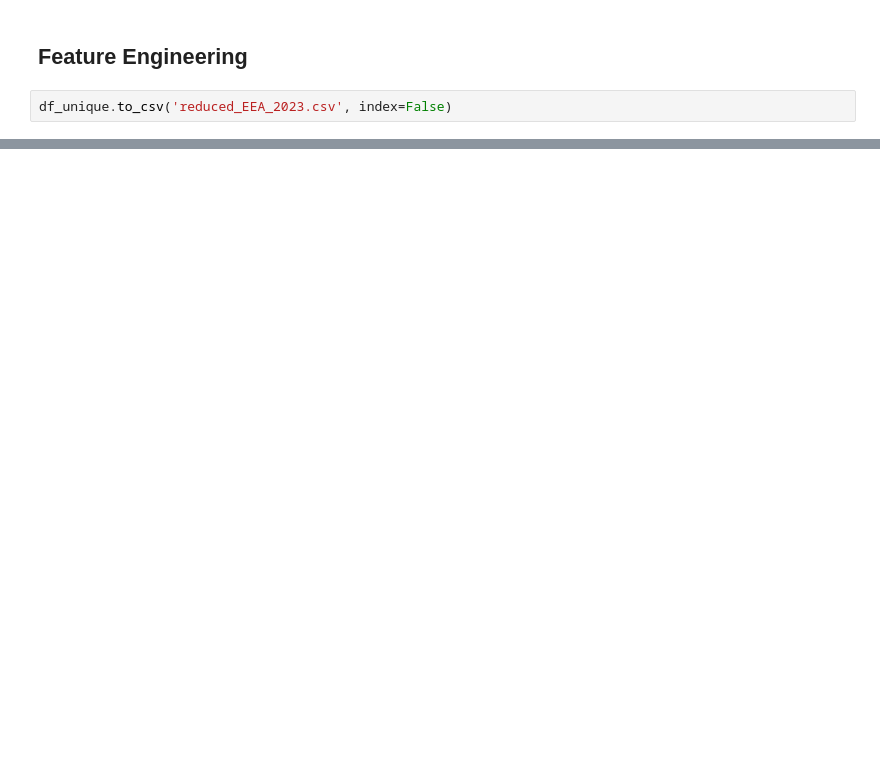
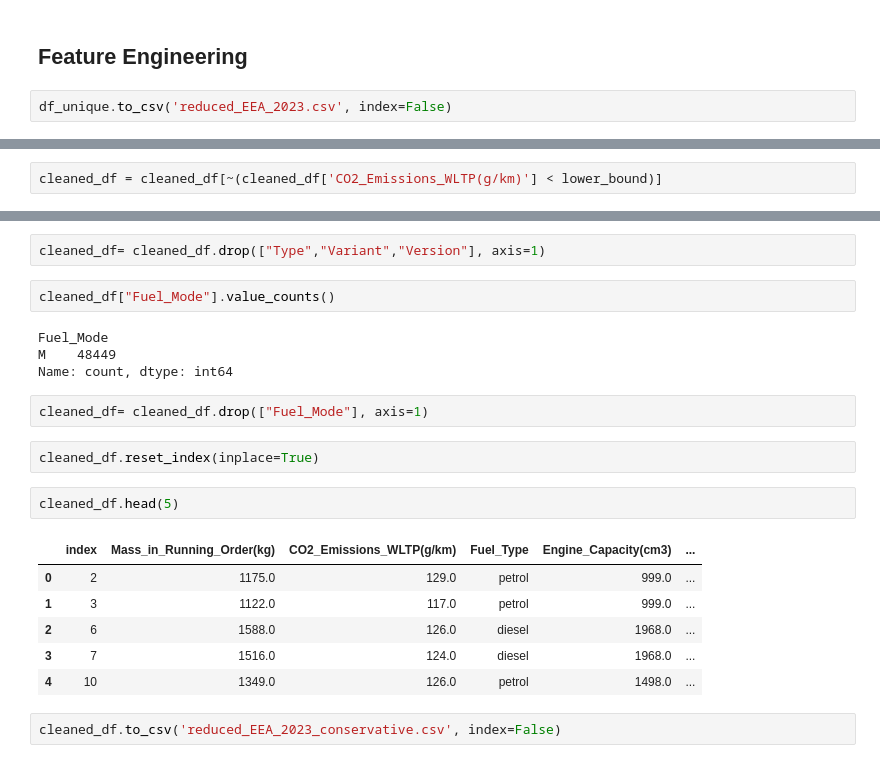
Before and after one commit to Tavocado-S/CO2_Prediction, a Jupyter notebook: notebooks/Exploration_EEA2023.ipynb, the cells around one changed output, grey strips where cells are left out. Saved outputs shown, nothing was run; the diff lists cells and outputs as text; blank space fills up the shorter version.

```diff
--- a/notebooks/Exploration_EEA2023.ipynb
+++ b/notebooks/Exploration_EEA2023.ipynb
@@ -1953,0 +2257,2 @@ df_unique.to_csv('reduced_EEA_2023.csv', index=False)
+# %%
+cleaned_df = cleaned_df[~(cleaned_df['CO2_Emissions_WLTP(g/km)'] < lower_bound)]
@@ -1953,0 +2293,23 @@ df_unique.to_csv('reduced_EEA_2023.csv', index=False)
+# %%
+cleaned_df= cleaned_df.drop(["Type","Variant","Version"], axis=1)
+# %%
+cleaned_df["Fuel_Mode"].value_counts()
+# %% [output]
+Fuel_Mode
+M    48449
+Name: count, dtype: int64
+# %%
+cleaned_df= cleaned_df.drop(["Fuel_Mode"], axis=1)
+# %%
+cleaned_df.reset_index(inplace=True)
+# %%
+cleaned_df.head(5)
+# %% [output]
+|  | index | Mass_in_Running_Order(kg) | CO2_Emissions_WLTP(g/km) | Fuel_Type | Engine_Capacity(cm3) | ... |
+| 0 | 2 | 1175.0 | 129.0 | petrol | 999.0 | ... |
+| 1 | 3 | 1122.0 | 117.0 | petrol | 999.0 | ... |
+| 2 | 6 | 1588.0 | 126.0 | diesel | 1968.0 | ... |
+| 3 | 7 | 1516.0 | 124.0 | diesel | 1968.0 | ... |
+| 4 | 10 | 1349.0 | 126.0 | petrol | 1498.0 | ... |
+# %%
+cleaned_df.to_csv('reduced_EEA_2023_conservative.csv', index=False)
```
Also changed, not shown: parts of 70 cells of this notebook, 3 other files.
